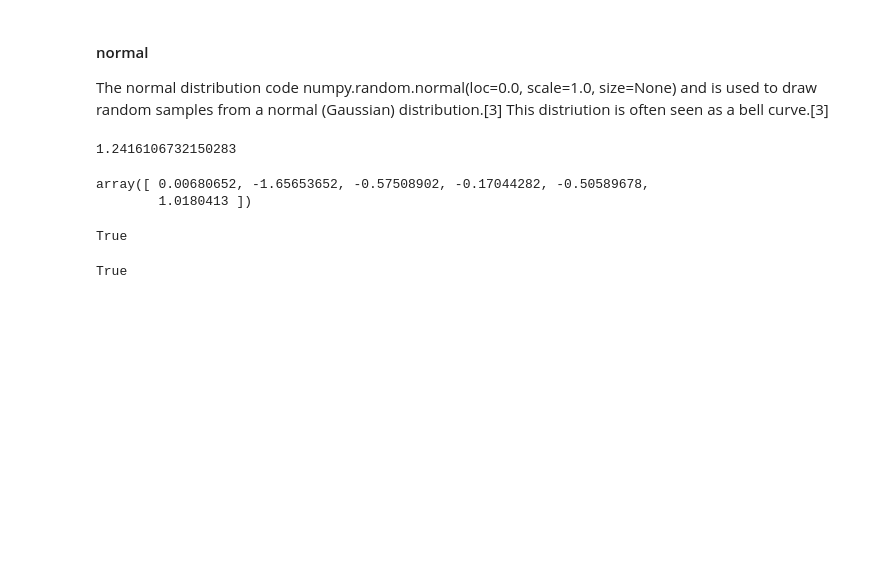
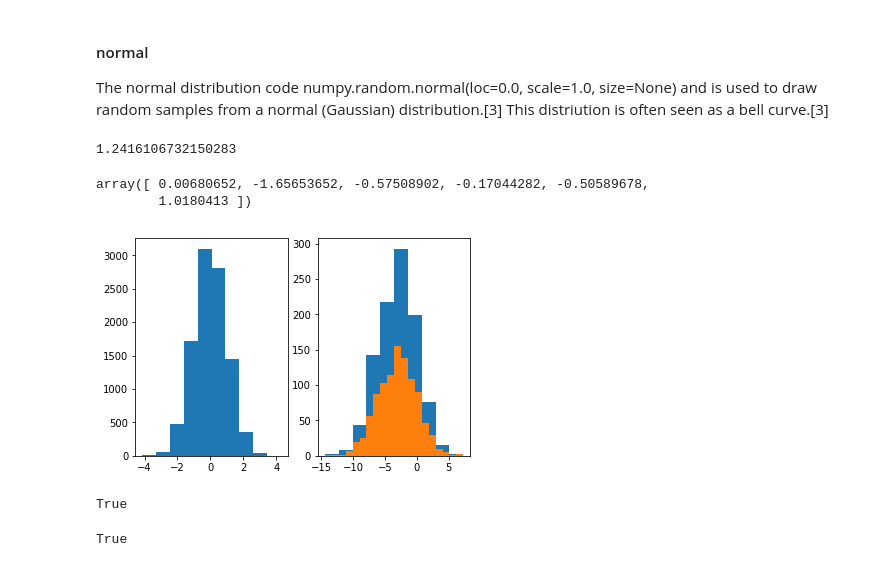
Before and after one commit to zaraquail/Programming-for-data-analytics-assignment-Nov-2019, a Jupyter notebook: Programming for Data Analytics Assignment Nov 2019 .ipynb, the cells around one changed output. Cells and saved outputs as stored; diff of their text form; code cells hidden in the pictures; blank space fills up the shorter version.

```diff
--- a/Programming for Data Analytics Assignment Nov 2019 .ipynb
+++ b/Programming for Data Analytics Assignment Nov 2019 .ipynb
@@ -248,6 +294,22 @@ np.random.normal(size=6)
 # %% [output]
 array([ 0.00680652, -1.65653652, -0.57508902, -0.17044282, -0.50589678,
         1.0180413 ])
+# %%
+# generate side by side histograms from two different normal distribution [11]
+
+plt.subplot(1, 2, 1)
+x = np.random.normal(0.0, 1.0, 10000)
+plt.hist(x)
+
+plt.subplot(1, 2, 2)
+x = np.random.normal(-3.0, 3.0, 1000)
+plt.hist(x)
+
+plt.hist(x, bins=20)
+
+plt.show()
+# %% [output]
+[figure, added]
 # %%
 # Draw samples from the distribution source [3]
 
```
Also changed, not shown: parts of 7 cells of this notebook.
